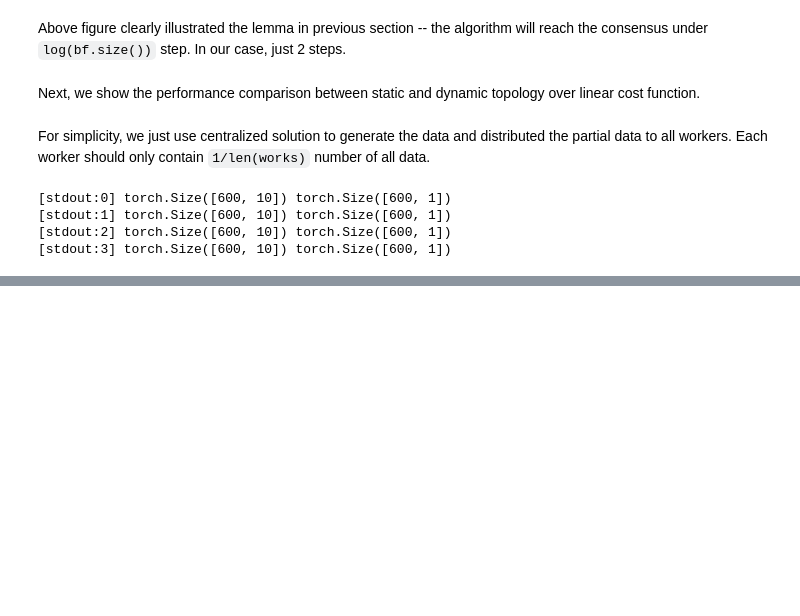
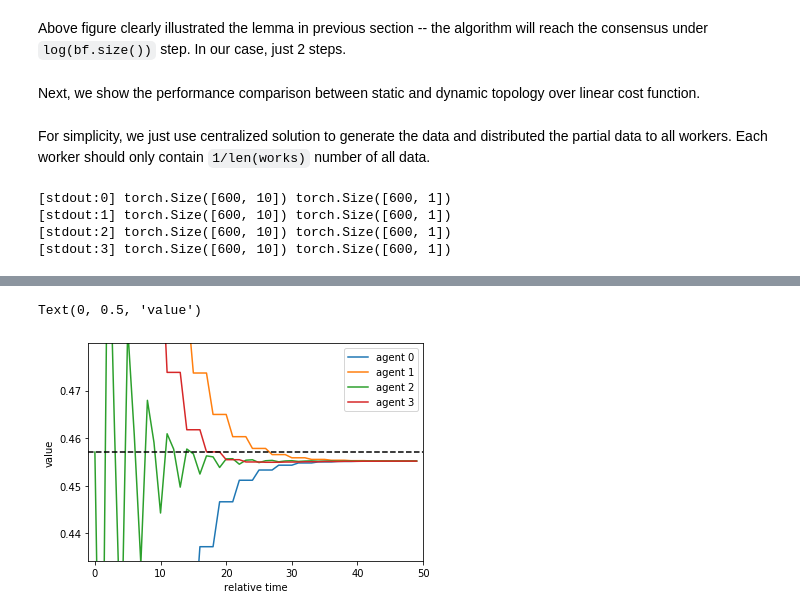
Before and after one commit to Bluefog-Lib/bluefog-tutorial, a Jupyter notebook: Section 5/Dynamic Graphs.ipynb, the cells around one changed output, grey strips where cells are left out. Saved outputs shown, nothing was run; the diff lists cells and outputs as text; code cells hidden in the pictures; blank space fills up the shorter version.

```diff
--- a/Section 5/Dynamic Graphs.ipynb
+++ b/Section 5/Dynamic Graphs.ipynb
@@ -303,0 +362,12 @@ plt.legend()
+# %%
+for i in rc.ids:
+    plt.plot(x_all_ranks[i], label=f"agent {i}")
+plt.axhline(x_bar, linestyle="--", color="k")
+plt.legend()
+
+plt.axis([-1, len(x_all_ranks[0]), x_bar * 0.95, x_bar * 1.05])
+plt.xlabel("relative time")
+plt.ylabel("value")
+# %% [output]
+Text(0, 0.5, 'value')
+[figure, added]
```
Also changed, not shown: parts of 18 cells of this notebook.
